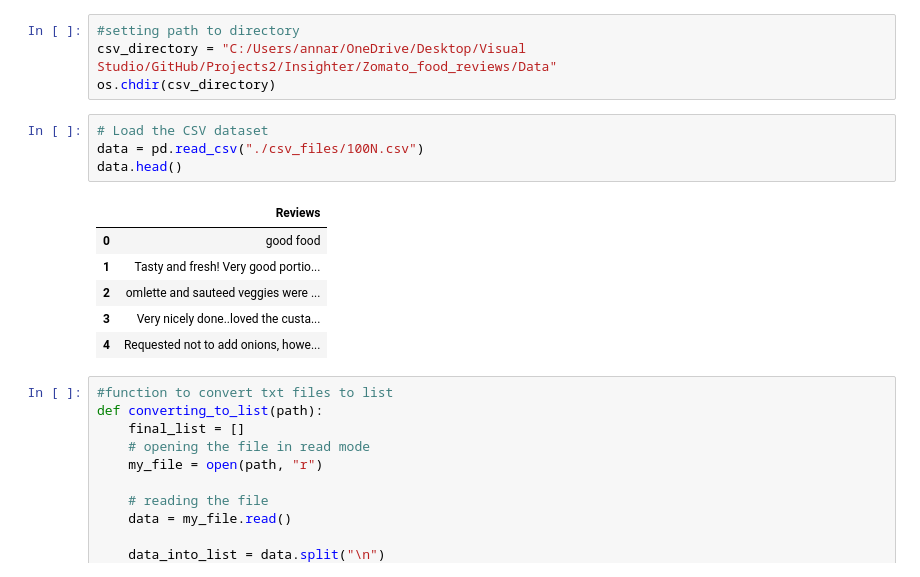
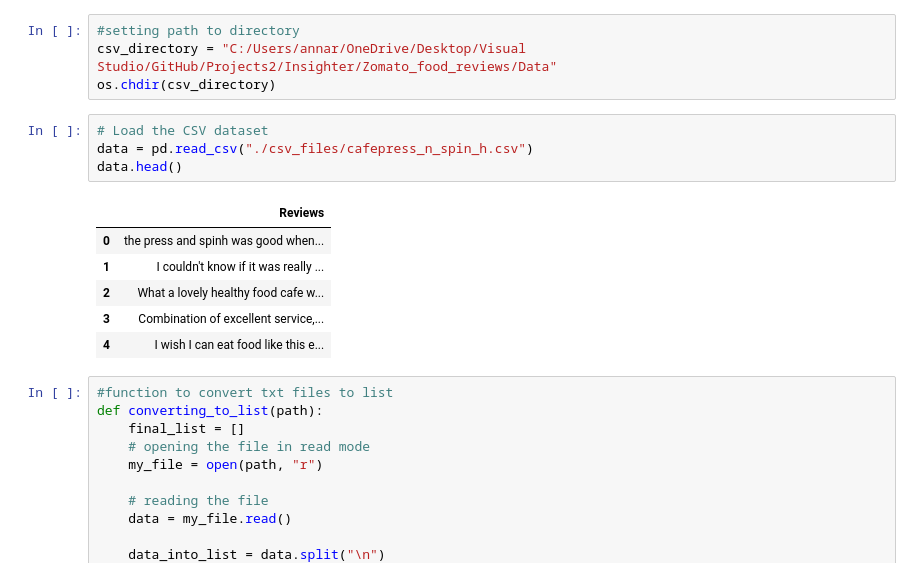
Before and after one commit to Annarhysa/Insighter, a Jupyter notebook: Zomato_food_reviews/Analysis/report.ipynb, the cells around one changed output. Saved outputs shown, nothing was run; the diff lists cells and outputs as text.

```diff
--- a/Zomato_food_reviews/Analysis/report.ipynb
+++ b/Zomato_food_reviews/Analysis/report.ipynb
@@ -15,15 +15,15 @@ csv_directory = "C:/Users/annar/OneDrive/Desktop/Visual Studio/GitHub/Projects2/
 os.chdir(csv_directory)
 # %%
 # Load the CSV dataset
-data = pd.read_csv("./csv_files/100N.csv")
+data = pd.read_csv("./csv_files/cafepress_n_spin_h.csv")
 data.head()
 # %% [output]
 |  | Reviews |
-| 0 | good food |
-| 1 | Tasty and fresh! Very good portio... |
-| 2 | omlette and sauteed veggies were ... |
-| 3 | Very nicely done..loved the custa... |
-| 4 | Requested not to add onions, howe... |
+| 0 | the press and spinh was good when... |
+| 1 | I couldn't know if it was really ... |
+| 2 | What a lovely healthy food cafe w... |
+| 3 | Combination of excellent service,... |
+| 4 | I wish I can eat food like this e... |
 # %%
 #function to convert txt files to list
 def converting_to_list(path):
```
Also changed, not shown: parts of 8 cells of this notebook, 29 other files.
